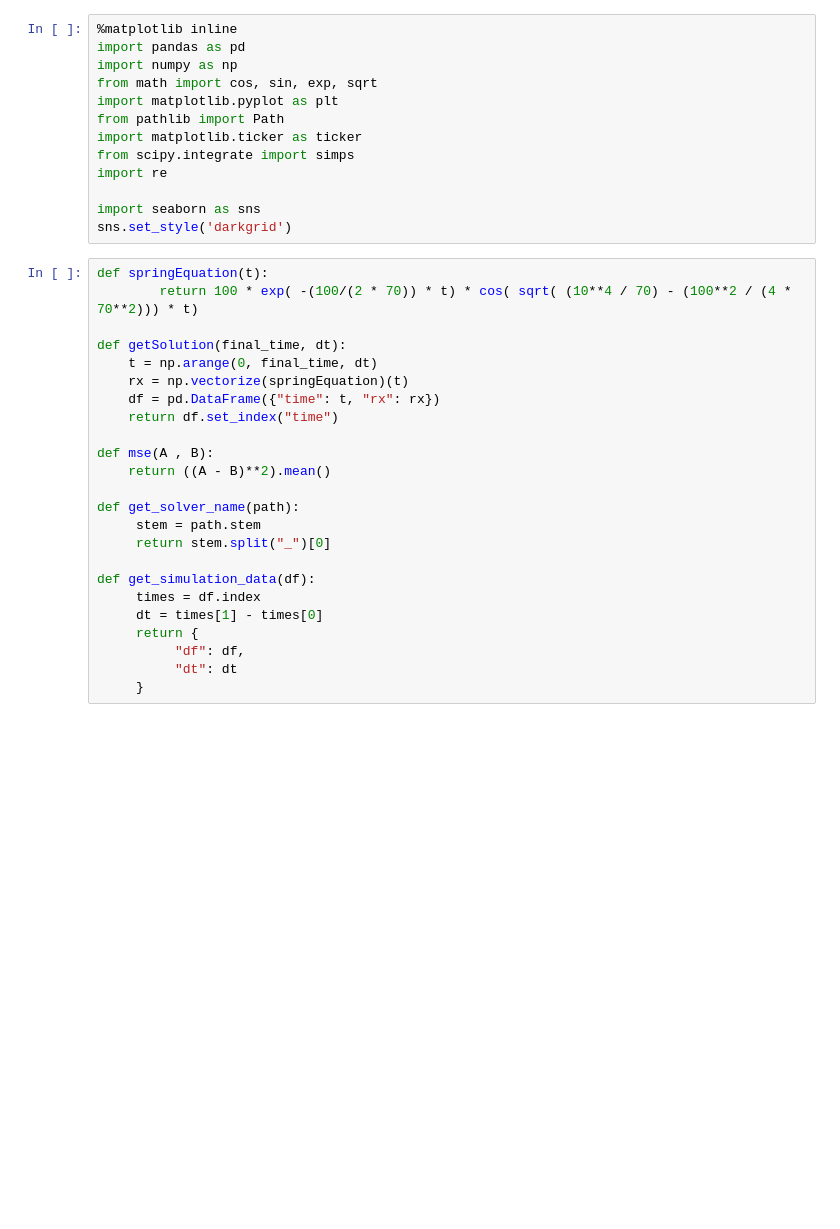
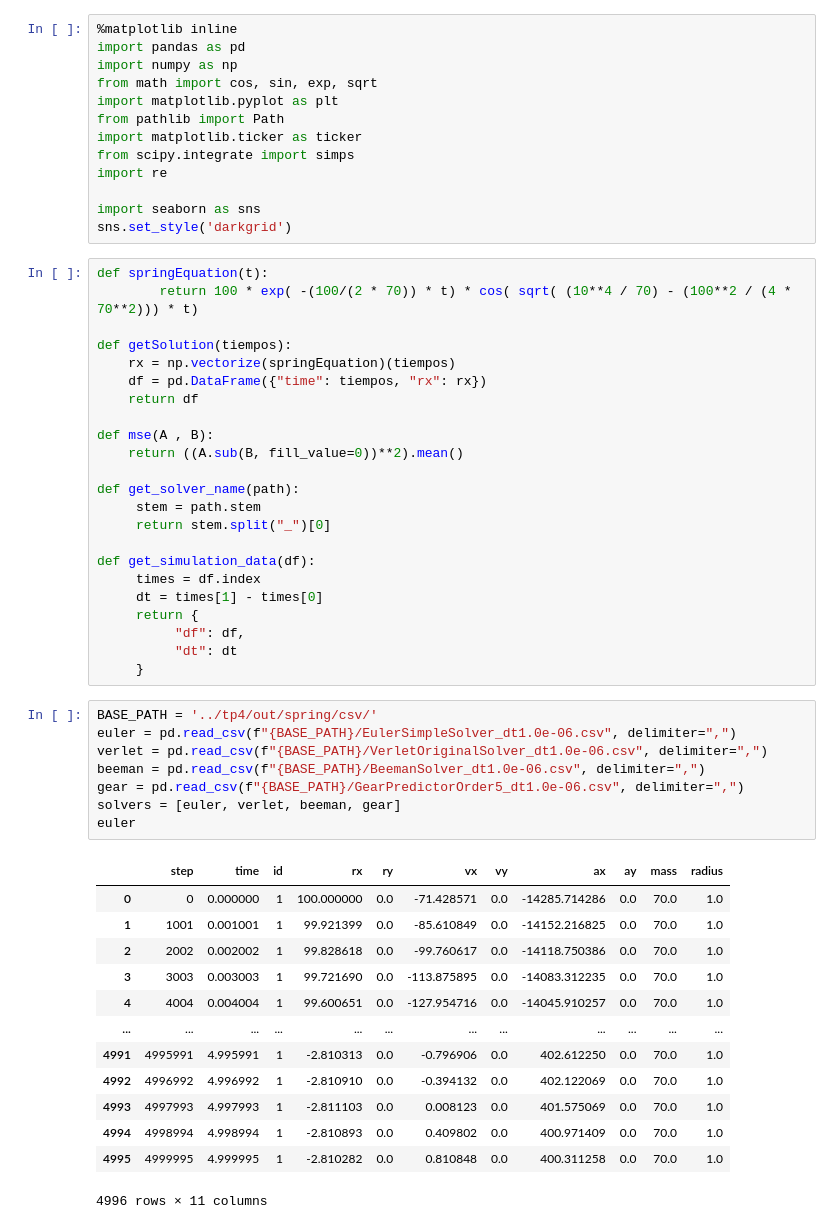
Before and after one commit to shadad00/Simulacion-de-sistemas, a Jupyter notebook: notebooks/TP4.ipynb, the cells around one changed output. Drawn from its saved outputs; the diff is of its cells as text; blank space fills up the shorter version.

```diff
--- a/notebooks/TP4.ipynb
+++ b/notebooks/TP4.ipynb
@@ -15,14 +15,13 @@ sns.set_style('darkgrid')
 def springEquation(t):
         return 100 * exp( -(100/(2 * 70)) * t) * cos( sqrt( (10**4 / 70) - (100**2 / (4 * 70**2))) * t)
 
-def getSolution(final_time, dt):
-    t = np.arange(0, final_time, dt)
-    rx = np.vectorize(springEquation)(t)
-    df = pd.DataFrame({"time": t, "rx": rx})
-    return df.set_index("time")
+def getSolution(tiempos):
+    rx = np.vectorize(springEquation)(tiempos)
+    df = pd.DataFrame({"time": tiempos, "rx": rx})
+    return df
 
 def mse(A , B):
-    return ((A - B)**2).mean()
+    return ((A.sub(B, fill_value=0))**2).mean()
 
 def get_solver_name(path):
      stem = path.stem
@@ -35,3 +34,25 @@ def get_simulation_data(df):
           "df": df,
           "dt": dt
      }
+# %%
+BASE_PATH = '../tp4/out/spring/csv/'
+euler = pd.read_csv(f"{BASE_PATH}/EulerSimpleSolver_dt1.0e-06.csv", delimiter=",")
+verlet = pd.read_csv(f"{BASE_PATH}/VerletOriginalSolver_dt1.0e-06.csv", delimiter=",")
+beeman = pd.read_csv(f"{BASE_PATH}/BeemanSolver_dt1.0e-06.csv", delimiter=",")
+gear = pd.read_csv(f"{BASE_PATH}/GearPredictorOrder5_dt1.0e-06.csv", delimiter=",")
+solvers = [euler, verlet, beeman, gear]
+euler
+# %% [output]
+|  | step | time | id | rx | ry | vx | vy | ax | ay | mass | radius |
+| 0 | 0 | 0.000000 | 1 | 100.000000 | 0.0 | -71.428571 | 0.0 | -14285.714286 | 0.0 | 70.0 | 1.0 |
+| 1 | 1001 | 0.001001 | 1 | 99.921399 | 0.0 | -85.610849 | 0.0 | -14152.216825 | 0.0 | 70.0 | 1.0 |
+| 2 | 2002 | 0.002002 | 1 | 99.828618 | 0.0 | -99.760617 | 0.0 | -14118.750386 | 0.0 | 70.0 | 1.0 |
+| 3 | 3003 | 0.003003 | 1 | 99.721690 | 0.0 | -113.875895 | 0.0 | -14083.312235 | 0.0 | 70.0 | 1.0 |
+| 4 | 4004 | 0.004004 | 1 | 99.600651 | 0.0 | -127.954716 | 0.0 | -14045.910257 | 0.0 | 70.0 | 1.0 |
+| ... | ... | ... | ... | ... | ... | ... | ... | ... | ... | ... | ... |
+| 4991 | 4995991 | 4.995991 | 1 | -2.810313 | 0.0 | -0.796906 | 0.0 | 402.612250 | 0.0 | 70.0 | 1.0 |
+| 4992 | 4996992 | 4.996992 | 1 | -2.810910 | 0.0 | -0.394132 | 0.0 | 402.122069 | 0.0 | 70.0 | 1.0 |
+| 4993 | 4997993 | 4.997993 | 1 | -2.811103 | 0.0 | 0.008123 | 0.0 | 401.575069 | 0.0 | 70.0 | 1.0 |
+| 4994 | 4998994 | 4.998994 | 1 | -2.810893 | 0.0 | 0.409802 | 0.0 | 400.971409 | 0.0 | 70.0 | 1.0 |
+| 4995 | 4999995 | 4.999995 | 1 | -2.810282 | 0.0 | 0.810848 | 0.0 | 400.311258 | 0.0 | 70.0 | 1.0 |
+4996 rows × 11 columns
```
Also changed, not shown: parts of 5 cells of this notebook, 3 other files.
